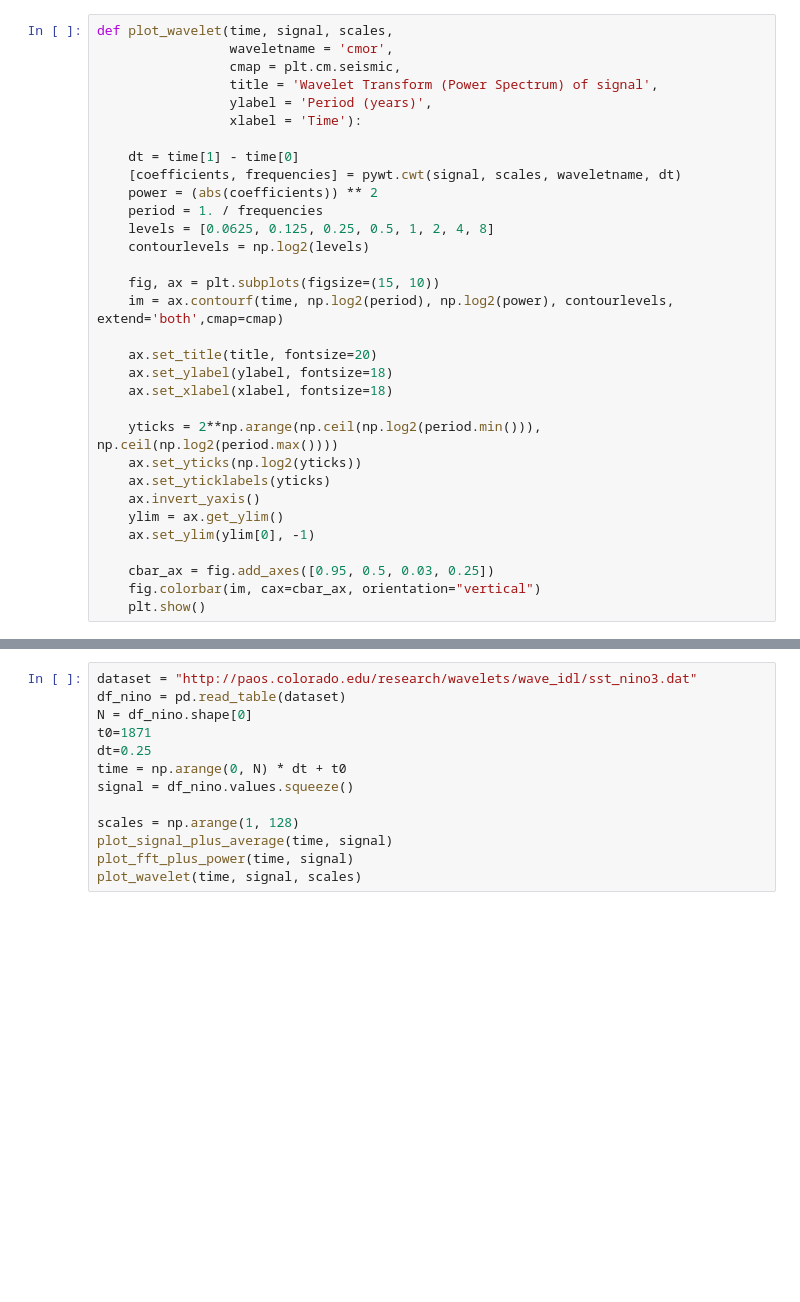
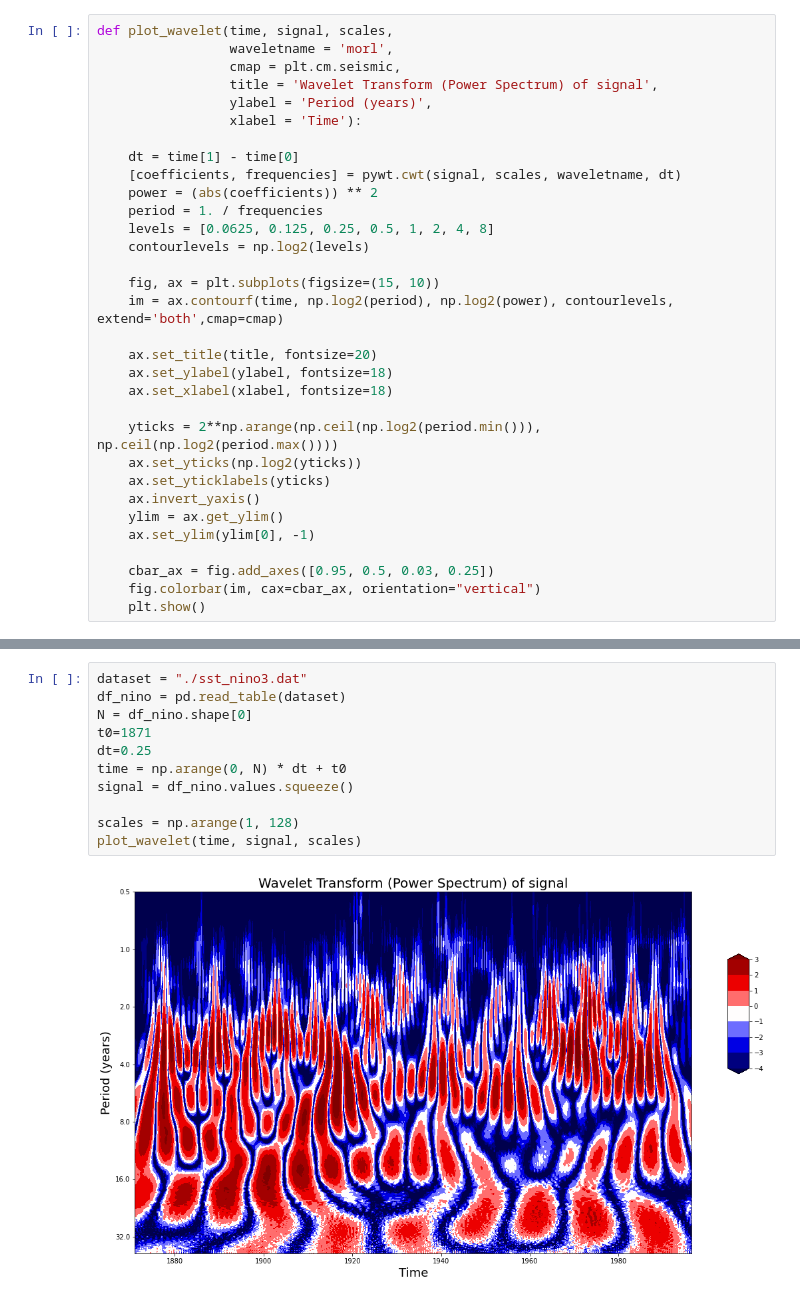
Before and after one commit to AmirhosseinSafari/bridge-failure-detection, a Jupyter notebook: wavelet.ipynb, the cells around one changed output, grey strips where cells are left out. Drawn from its saved outputs; the diff is of its cells as text; blank space fills up the shorter version.

```diff
--- a/wavelet.ipynb
+++ b/wavelet.ipynb
@@ -3,6 +16,6 @@ import
 # %%
 def plot_wavelet(time, signal, scales,
-                 waveletname = 'cmor',
+                 waveletname = 'morl',
                  cmap = plt.cm.seismic,
                  title = 'Wavelet Transform (Power Spectrum) of signal',
                  ylabel = 'Period (years)',
@@ -69,13 +48,13 @@ def plot_fft_plus_power(time, signal):
 # %%
-dataset = "http://paos.colorado.edu/research/wavelets/wave_idl/sst_nino3.dat"
+dataset = "./sst_nino3.dat"
 df_nino = pd.read_table(dataset)
 N = df_nino.shape[0]
 t0=1871
 dt=0.25
 time = np.arange(0, N) * dt + t0
 signal = df_nino.values.squeeze()
 
 scales = np.arange(1, 128)
-plot_signal_plus_average(time, signal)
-plot_fft_plus_power(time, signal)
 plot_wavelet(time, signal, scales)
+# %% [output]
+[figure, added]
```
Also changed, not shown: parts of 10 cells of this notebook.
